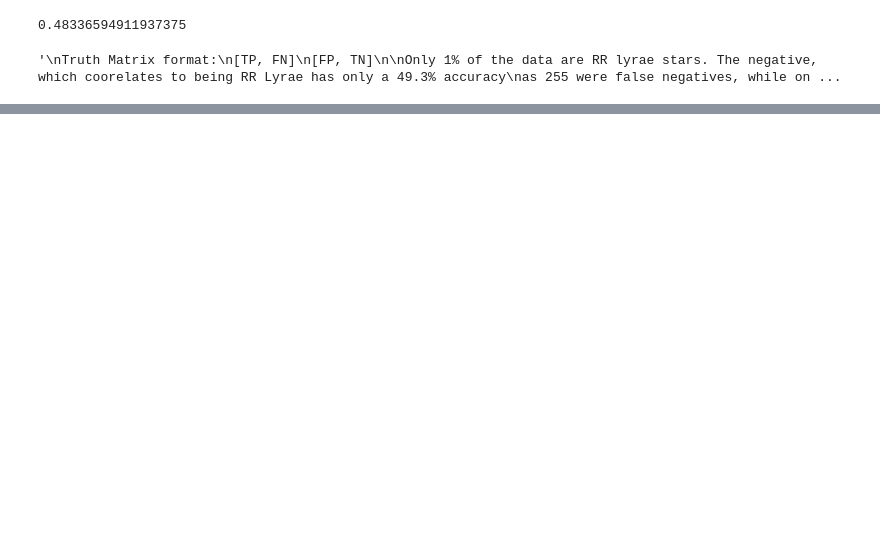
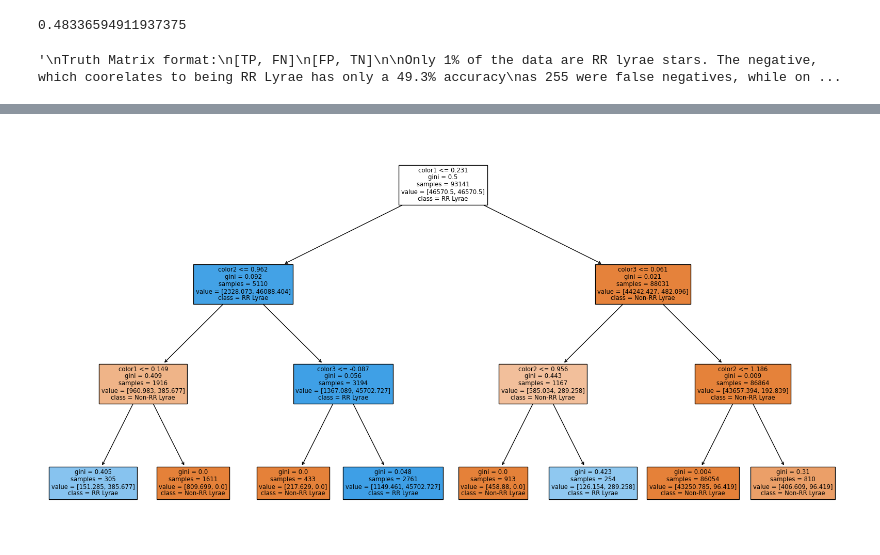
Before and after one commit to Columbia-Astronomy-4260/astr-4260-Juliahaynes777, a Jupyter notebook: PS8/PS8.ipynb, the cells around one changed output, grey strips where cells are left out. Cells and saved outputs as stored; diff of their text form; code cells hidden in the pictures; blank space fills up the shorter version.

```diff
--- a/PS8/PS8.ipynb
+++ b/PS8/PS8.ipynb
@@ -216,0 +373,10 @@ RR Lyrae detection rate change -32.17206980589447 % change
+# %%
+clf = DecisionTreeClassifier(max_depth=3, class_weight='balanced')
+clf.fit(X, Y)
+
+# Plot the tree
+plt.figure(figsize=(20,10))
+plot_tree(clf, filled=True, feature_names=['color1', 'color2', 'color3', 'color4'], class_names=['Non-RR Lyrae', 'RR Lyrae'])
+plt.show()
+# %% [output]
+[figure, added]
```
Also changed, not shown: parts of 25 cells of this notebook.
